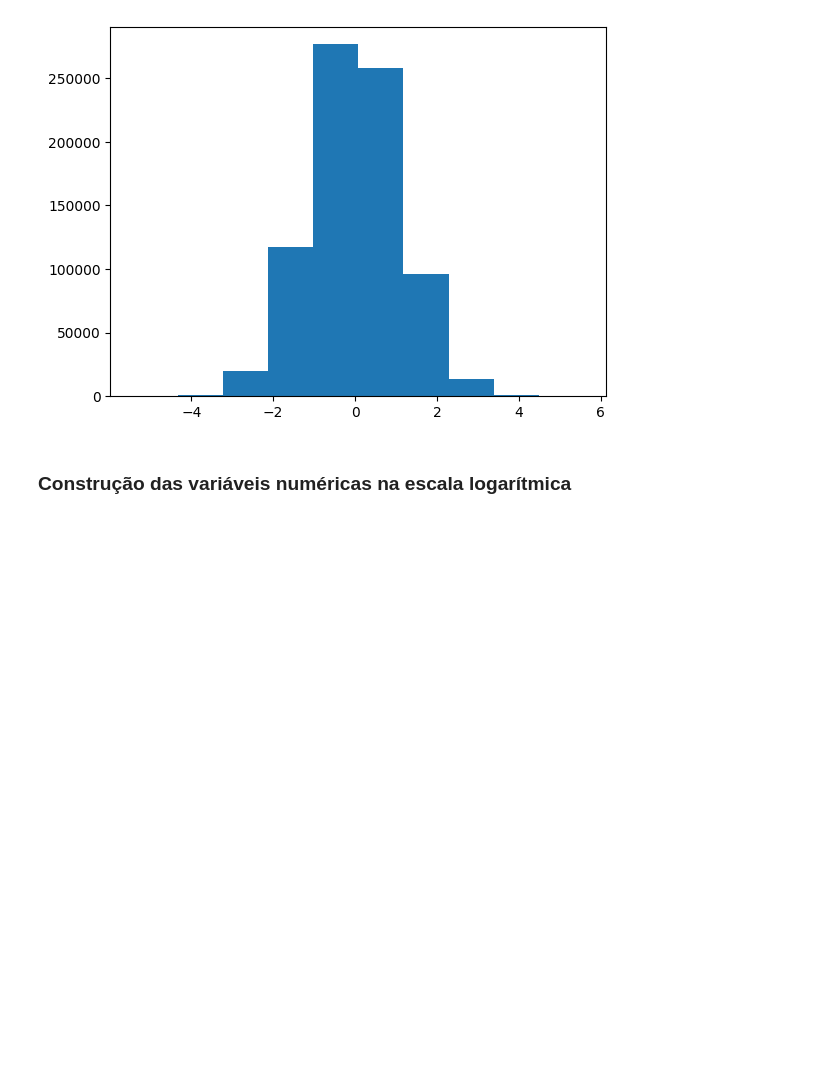
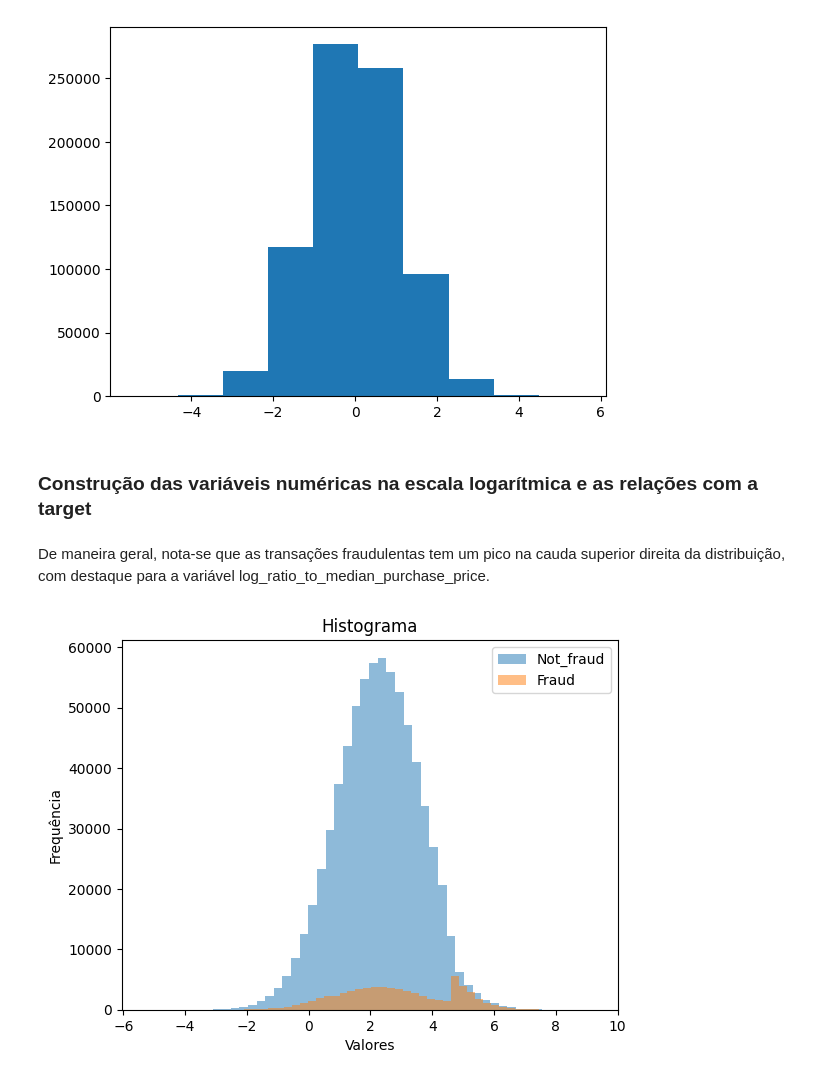
Before and after one commit to HugoCalegari/Estudo_Fraude_CC, a Jupyter notebook: vFraude_CC/2.Exploracao_variaveis/1.Exploracao_inicial.ipynb, the cells around one changed output. Cells and saved outputs as stored; diff of their text form; code cells hidden in the pictures; blank space fills up the shorter version.

```diff
--- a/vFraude_CC/2.Exploracao_variaveis/1.Exploracao_inicial.ipynb
+++ b/vFraude_CC/2.Exploracao_variaveis/1.Exploracao_inicial.ipynb
@@ -267,8 +267,14 @@ plt.show()
 # %% [output]
 [figure]
 # %% [markdown]
-### Construção das variáveis numéricas na escala logarítmica
+### Construção das variáveis numéricas na escala logarítmica e as relações com a target
 # %%
 dados['log_distance_from_home'] = np.log(dados['distance_from_home'])
 dados['log_distance_from_last_transaction'] = np.log(dados['distance_from_last_transaction'])
 dados['log_ratio_to_median_purchase_price'] = np.log(dados['ratio_to_median_purchase_price'])
+# %% [markdown]
+De maneira geral, nota-se que as transações fraudulentas tem um pico na cauda superior direita da distribuição, com destaque para a variável log_ratio_to_median_purchase_price.
+# %%
+plot_histograma(df=dados, variavel='log_distance_from_home', label='fraud',bins=50)
+# %% [output]
+[figure, added]
```
Also changed, not shown: parts of 14 cells of this notebook.
